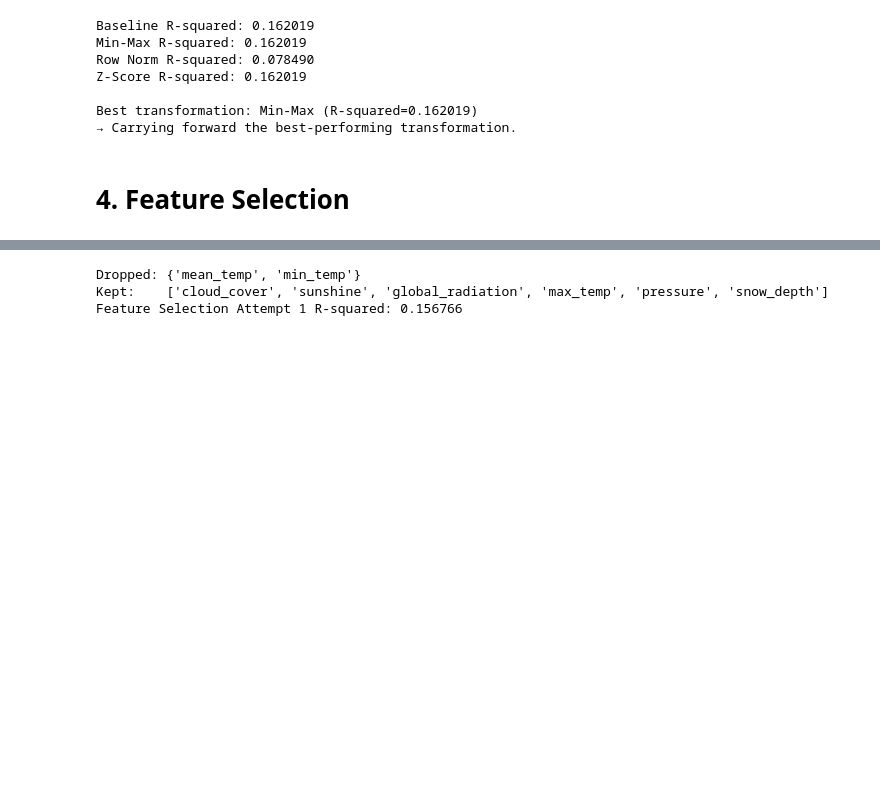
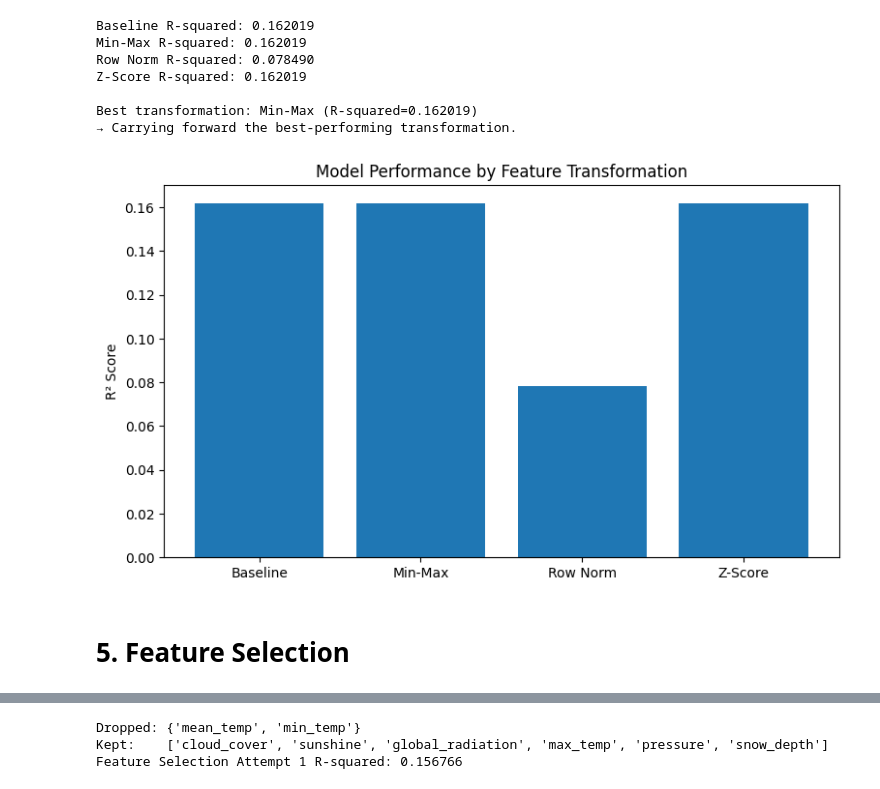
Before and after one commit to cmdr-blessingwushe/weather-precipitation-prediction, a Jupyter notebook: weather_precipitation_prediction.ipynb, the cells around one changed output, grey strips where cells are left out. Drawn from its saved outputs; the diff is of its cells as text; code cells hidden in the pictures; blank space fills up the shorter version.

```diff
--- a/weather_precipitation_prediction.ipynb
+++ b/weather_precipitation_prediction.ipynb
@@ -107,8 +168,21 @@ Z-Score R-squared: 0.162019
 
 Best transformation: Min-Max (R-squared=0.162019)
 → Carrying forward the best-performing transformation.
+# %%
+import matplotlib.pyplot as plt
+
+methods = ["Baseline", "Min-Max", "Row Norm", "Z-Score"]
+scores = [r2_baseline, r2_minmax, r2_rownorm, r2_z]
+
+plt.figure(figsize=(9, 5))
+plt.bar(methods, scores)
+plt.ylabel("R² Score")
+plt.title("Model Performance by Feature Transformation")
+plt.show()
+# %% [output]
+[figure, added]
 # %% [markdown]
-# 4. Feature Selection
+# 5. Feature Selection
 # %%
 df_train_feat = pd.DataFrame(x_train, columns = features)
 corr = df_train_feat.corr(method='pearson')
```
Also changed, not shown: parts of 20 cells of this notebook.
